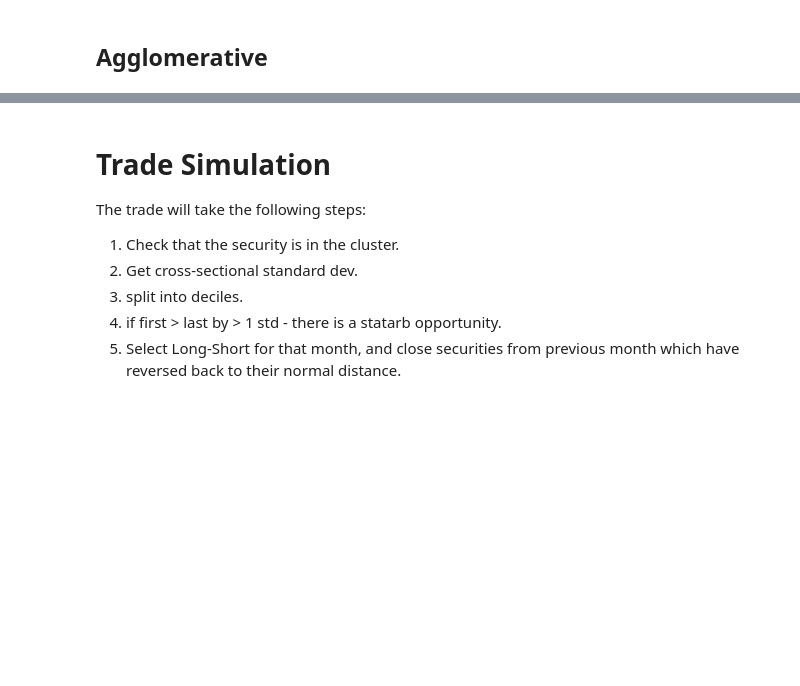
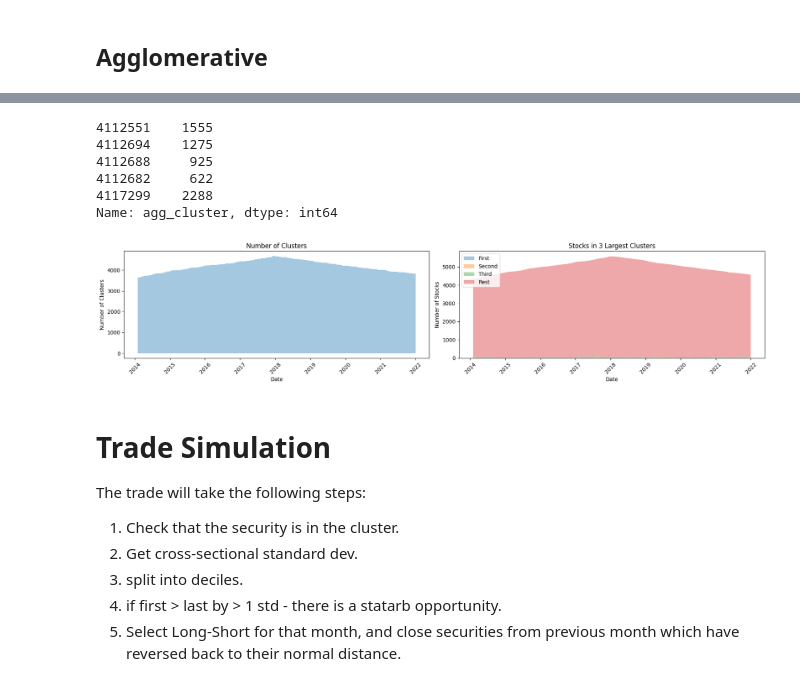
Before and after one commit to adamd1985/pairs_trading_unsupervised_learning, a Jupyter notebook: pairs_unsupervised.ipynb, the cells around one changed output, grey strips where cells are left out. Cells and saved outputs as stored; diff of their text form; code cells hidden in the pictures; blank space fills up the shorter version.

```diff
--- a/pairs_unsupervised.ipynb
+++ b/pairs_unsupervised.ipynb
@@ -302,13 +528,13 @@ def train_agg_clusters(pca_result_df):
     models_dfs = []
 
     cluster_membership = []
-    for month, data in tqdm(pca_result_df.groupby("DATE"), desc="Processing months"):
+    for month, data in tqdm(pca_result_df.groupby("DATE"), desc="train_agg_clusters"):
         pca_data = data[pca_components_cols]
         if len(pca_data) < 2:
             print(f"Skipping {month} due to insufficient data.")
             continue
 
-        dist, dist_alpha_thresh = distance_to_nearest_neighbors(pca_data, alpha = 30)
+        _, dist_alpha_thresh = distance_to_nearest_neighbors(pca_data, alpha = 30)
         agg_model = AgglomerativeClustering(n_clusters=None, distance_threshold=dist_alpha_thresh, linkage='average')
         agg_model.fit(pca_data)
 
@@ -319,7 +545,7 @@ def train_agg_clusters(pca_result_df):
 
         cluster_membership.append(cluster_df)
 
-        models_dfs.append({'DATE': month, 'agg_cluster': agg_model.n_clusters_})
+        models_dfs.append({'DATE': month, 'n_clusters': agg_model.n_clusters_})
 
     models_df = pd.DataFrame(models_dfs)
     cluster_membership_df = pd.concat(cluster_membership, ignore_index=False)
@@ -335,7 +561,20 @@ else:
     agg_cluster_membership_df.to_pickle(AGG_CLUSTERS_MEM_FILEPATH)
 
 pca_result_df['agg_cluster'] = agg_cluster_membership_df['agg_cluster']
-agg_models_df.tail(5)
+pca_result_df['agg_cluster'].tail(5)
+# %% [output]
+4112551    1555
+4112694    1275
+4112688     925
+4112682     622
+4117299    2288
+Name: agg_cluster, dtype: int64
+# %%
+plot_cluster_distributions(agg_cluster_membership_df, 'agg_cluster')
+plt.tight_layout()
+plt.show()
+# %% [output]
+[figure, added]
 # %% [markdown]
 # Trade Simulation
 
```
Also changed, not shown: parts of 25 cells of this notebook, 20 other files.
